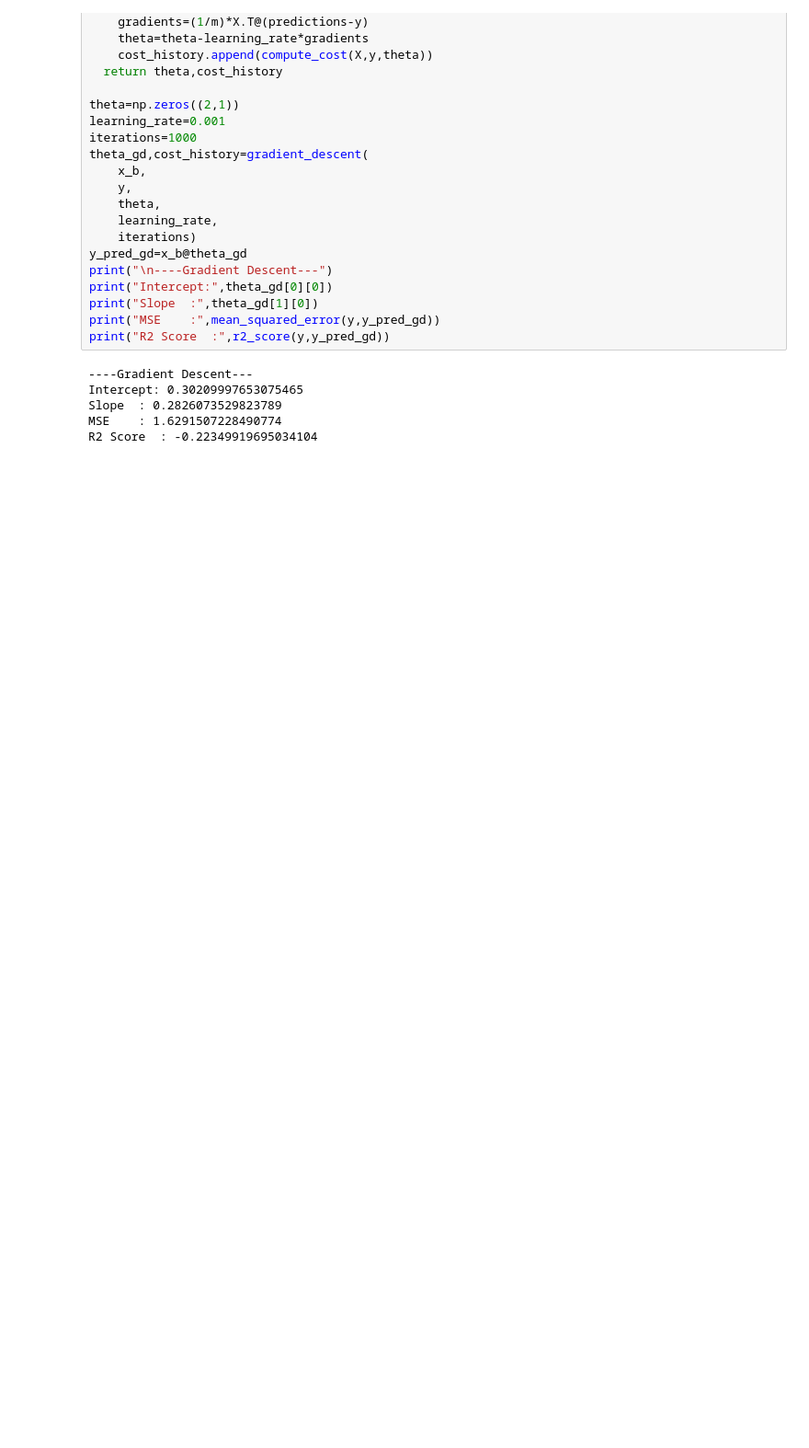
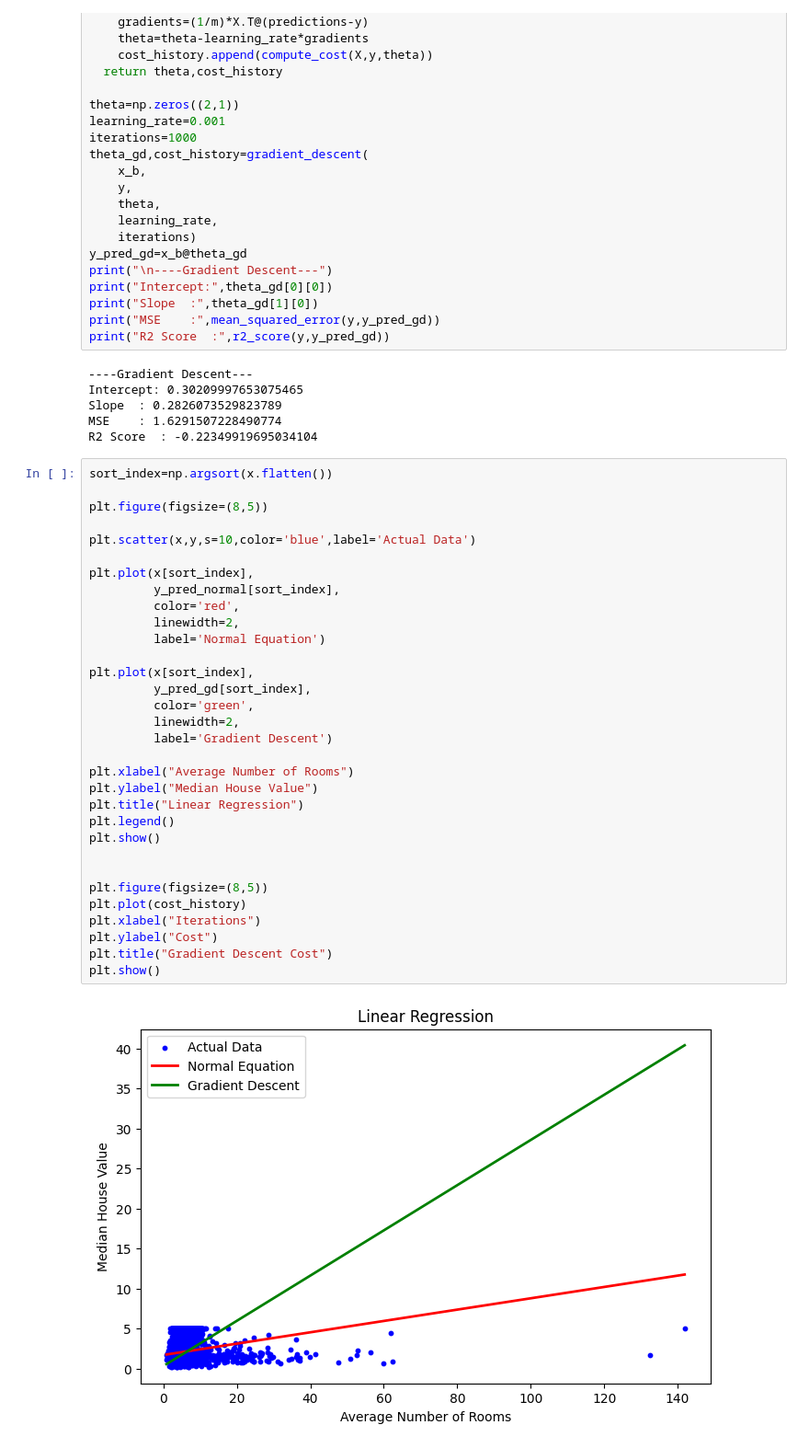
Before and after one commit to Thomas-18/lab, a Jupyter notebook: Untitled0.ipynb, the cells around one changed output. Shown at 92% size. Cells and saved outputs as stored; diff of their text form; blank space fills up the shorter version.

```diff
--- a/Untitled0.ipynb
+++ b/Untitled0.ipynb
@@ -64,3 +64,37 @@ Intercept: 0.30209997653075465
 Slope  : 0.2826073529823789
 MSE    : 1.6291507228490774
 R2 Score  : -0.22349919695034104
+# %%
+sort_index=np.argsort(x.flatten())
+
+plt.figure(figsize=(8,5))
+
+plt.scatter(x,y,s=10,color='blue',label='Actual Data')
+
+plt.plot(x[sort_index],
+         y_pred_normal[sort_index],
+         color='red',
+         linewidth=2,
+         label='Normal Equation')
+
+plt.plot(x[sort_index],
+         y_pred_gd[sort_index],
+         color='green',
+         linewidth=2,
+         label='Gradient Descent')
+
+plt.xlabel("Average Number of Rooms")
+plt.ylabel("Median House Value")
+plt.title("Linear Regression")
+plt.legend()
+plt.show()
+
+
+plt.figure(figsize=(8,5))
+plt.plot(cost_history)
+plt.xlabel("Iterations")
+plt.ylabel("Cost")
+plt.title("Gradient Descent Cost")
+plt.show()
+# %% [output]
+[figure, added]
```
Also changed, not shown: parts of 1 cell of this notebook.
